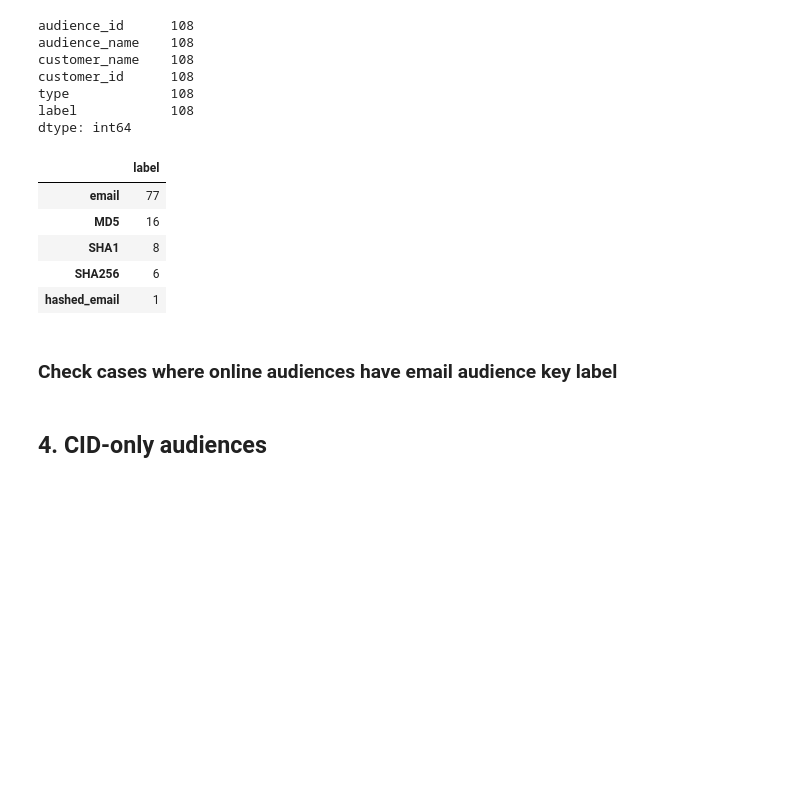
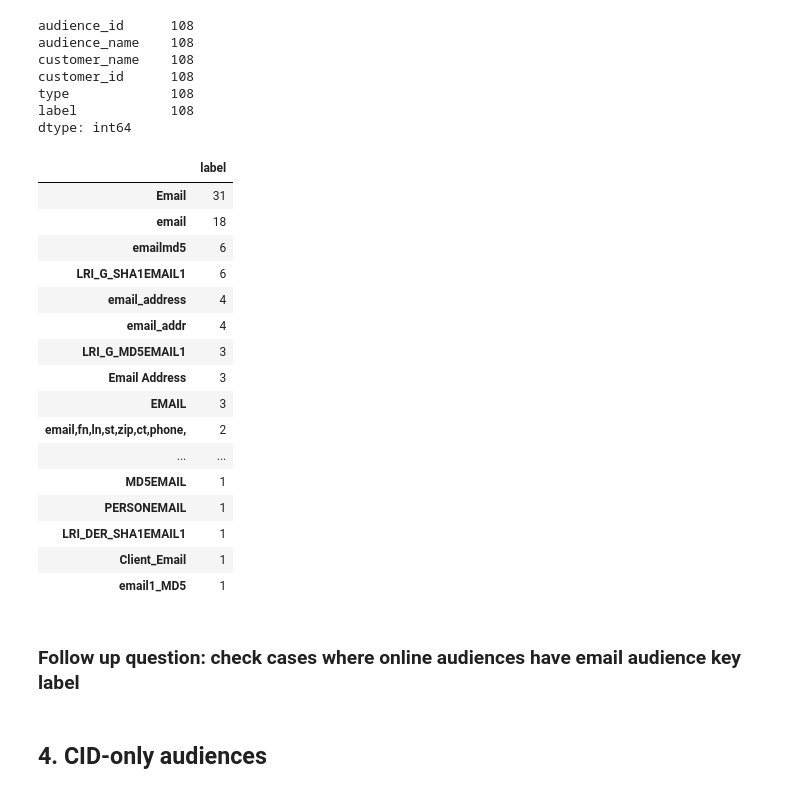
Before and after one commit to anthonylschultz/Product-Investigations, a Jupyter notebook: 20200417_AK_analysis.ipynb, the cells around one changed output. Cells and saved outputs as stored; diff of their text form; code cells hidden in the pictures; blank space fills up the shorter version.

```diff
--- a/20200417_AK_analysis.ipynb
+++ b/20200417_AK_analysis.ipynb
@@ -540,16 +540,27 @@ type             108
 label            108
 dtype: int64
 # %%
-DS_values = pd.DataFrame(raw_emails_DS["label"].value_counts())
+raw_emails_DS_values = pd.DataFrame(raw_emails_DS["label"].value_counts())
-# %%
-DS_values
-# %% [output]
-|  | label |
-| email | 77 |
-| MD5 | 16 |
-| SHA1 | 8 |
-| SHA256 | 6 |
-| hashed_email | 1 |
+# %%
+raw_emails_DS_values
+# %% [output]
+|  | label |
+| Email | 31 |
+| email | 18 |
+| emailmd5 | 6 |
+| LRI_G_SHA1EMAIL1 | 6 |
+| email_address | 4 |
+| email_addr | 4 |
+| LRI_G_MD5EMAIL1 | 3 |
+| Email Address | 3 |
+| EMAIL | 3 |
+| email,fn,ln,st,zip,ct,phone, | 2 |
+| ... | ... |
+| MD5EMAIL | 1 |
+| PERSONEMAIL | 1 |
+| LRI_DER_SHA1EMAIL1 | 1 |
+| Client_Email | 1 |
+| email1_MD5 | 1 |
 # %%
 # normalize email columns (raw, MD5, SHA1, SHA256)
 raw_emails_DS["label"].replace({"Email":"email",
@@ -774,6 +785,6 @@ raw_emails_DS["label"].replace({"Email":"email",
                              "email_address_01":"email"
                             }, inplace = True)
 # %% [markdown]
-### Check cases where online audiences have email audience key label
+### Follow up question: check cases where online audiences have email audience key label
 # %% [markdown]
 ## 4. CID-only audiences
```
Also changed, not shown: parts of 22 cells of this notebook.
